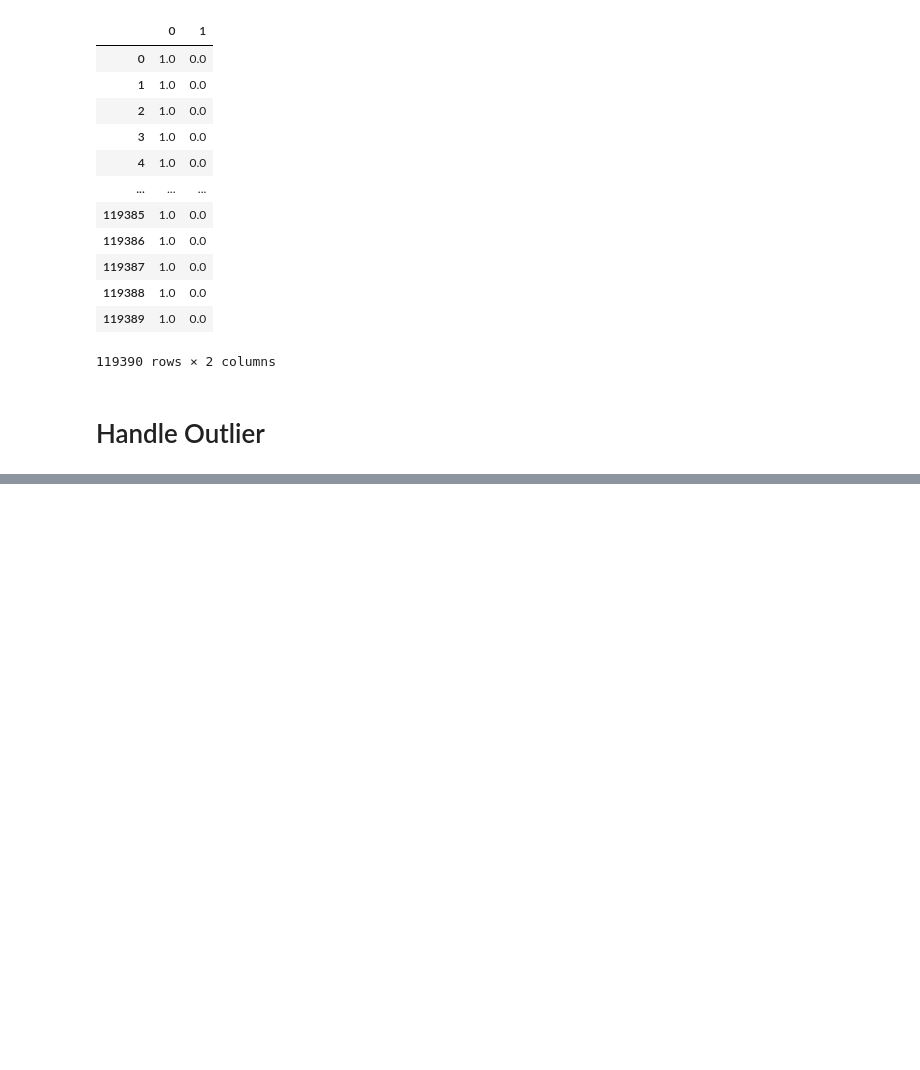
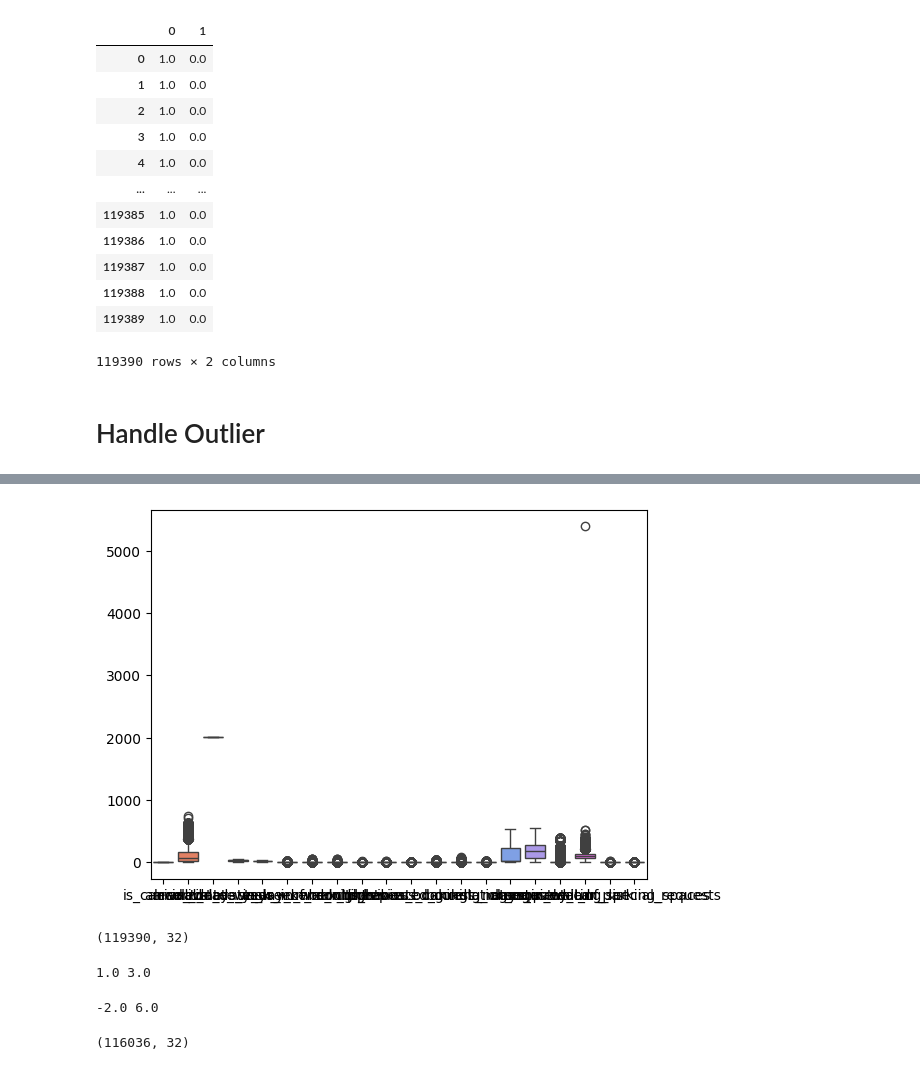
Before and after one commit to AftabQuant/Machine-Learning-Chronicles, a Jupyter notebook: Machine Learning Practice/Data Cleaning/DC Using sklearn .ipynb, the cells around one changed output, grey strips where cells are left out. Cells and saved outputs as stored; diff of their text form; code cells hidden in the pictures; blank space fills up the shorter version.

```diff
--- a/Machine Learning Practice/Data Cleaning/DC Using sklearn .ipynb
+++ b/Machine Learning Practice/Data Cleaning/DC Using sklearn .ipynb
@@ -345,0 +363,15 @@ trns_data
+# %%
+sns.boxplot(data=df)
+plt.show()
+# %% [output]
+[figure, added]
+# %%
+df.shape
+# %% [output]
+(119390, 32)
+# %%
+q1 = df['stays_in_week_nights'].quantile(0.25)
+q3 = df['stays_in_week_nights'].quantile(0.75)
+print(q1, q3)
+# %% [output]
+1.0 3.0
@@ -345,0 +380,6 @@ trns_data
+# %%
+min_range = q1 - (IQR*1.5)
+max_range = q3 + (IQR*1.5)
+print(min_range, max_range)
+# %% [output]
+-2.0 6.0
@@ -345,0 +388,4 @@ trns_data
+# %%
+new_df.shape
+# %% [output]
+(116036, 32)
```
Also changed, not shown: parts of 8 cells of this notebook.
